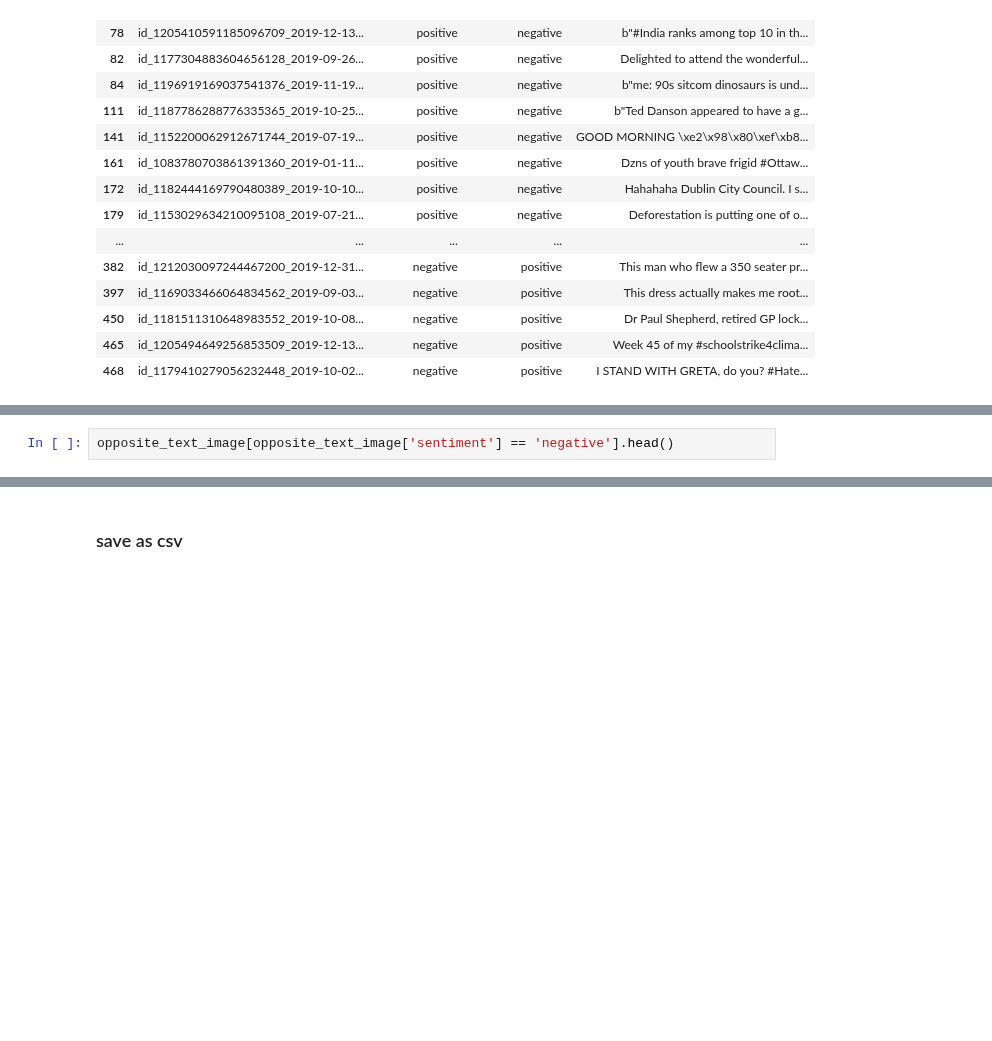
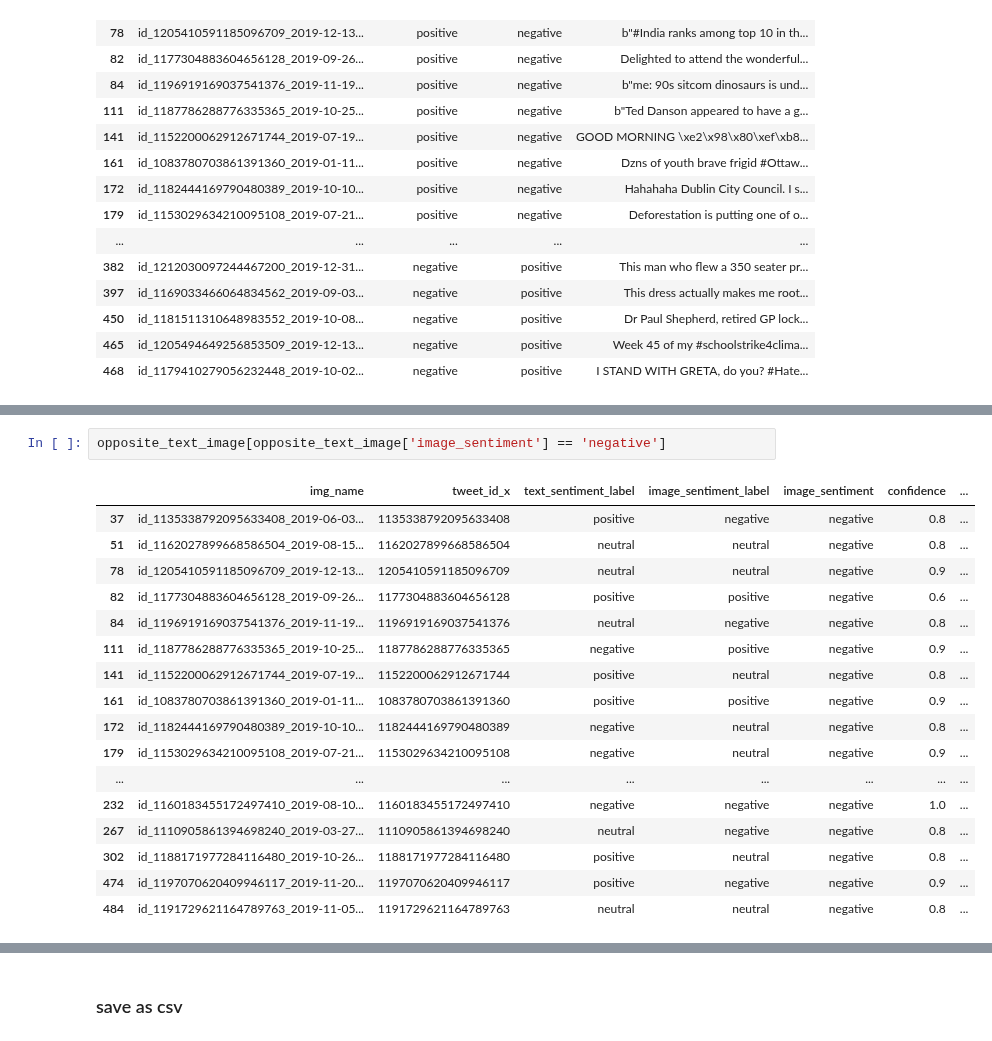
Before and after one commit to mkleinma/Team_Project_ComputerVision, a Jupyter notebook: assessment/sentiment-analysis/labeled_subset_evaluation_text.ipynb, the cells around one changed output, grey strips where cells are left out. Saved outputs shown, nothing was run; the diff lists cells and outputs as text; blank space fills up the shorter version.

```diff
--- a/assessment/sentiment-analysis/labeled_subset_evaluation_text.ipynb
+++ b/assessment/sentiment-analysis/labeled_subset_evaluation_text.ipynb
@@ -356,2 +510,20 @@ opposite_text_image.head()
 # %%
-opposite_text_image[opposite_text_image['sentiment'] == 'negative'].head()
+opposite_text_image[opposite_text_image['image_sentiment'] == 'negative']
+# %% [output]
+|  | img_name | tweet_id_x | text_sentiment_label | image_sentiment_label | image_sentiment | confidence | ... |
+| 37 | id_1135338792095633408_2019-06-03... | 1135338792095633408 | positive | negative | negative | 0.8 | ... |
+| 51 | id_1162027899668586504_2019-08-15... | 1162027899668586504 | neutral | neutral | negative | 0.8 | ... |
+| 78 | id_1205410591185096709_2019-12-13... | 1205410591185096709 | neutral | neutral | negative | 0.9 | ... |
+| 82 | id_1177304883604656128_2019-09-26... | 1177304883604656128 | positive | positive | negative | 0.6 | ... |
+| 84 | id_1196919169037541376_2019-11-19... | 1196919169037541376 | neutral | negative | negative | 0.8 | ... |
+| 111 | id_1187786288776335365_2019-10-25... | 1187786288776335365 | negative | positive | negative | 0.9 | ... |
+| 141 | id_1152200062912671744_2019-07-19... | 1152200062912671744 | positive | neutral | negative | 0.8 | ... |
+| 161 | id_1083780703861391360_2019-01-11... | 1083780703861391360 | positive | positive | negative | 0.9 | ... |
+| 172 | id_1182444169790480389_2019-10-10... | 1182444169790480389 | negative | neutral | negative | 0.8 | ... |
+| 179 | id_1153029634210095108_2019-07-21... | 1153029634210095108 | negative | neutral | negative | 0.9 | ... |
+| ... | ... | ... | ... | ... | ... | ... | ... |
+| 232 | id_1160183455172497410_2019-08-10... | 1160183455172497410 | negative | negative | negative | 1.0 | ... |
+| 267 | id_1110905861394698240_2019-03-27... | 1110905861394698240 | neutral | negative | negative | 0.8 | ... |
+| 302 | id_1188171977284116480_2019-10-26... | 1188171977284116480 | positive | neutral | negative | 0.8 | ... |
+| 474 | id_1197070620409946117_2019-11-20... | 1197070620409946117 | positive | negative | negative | 0.9 | ... |
+| 484 | id_1191729621164789763_2019-11-05... | 1191729621164789763 | neutral | neutral | negative | 0.8 | ... |
```
Also changed, not shown: parts of 19 cells of this notebook, 30 other files.
